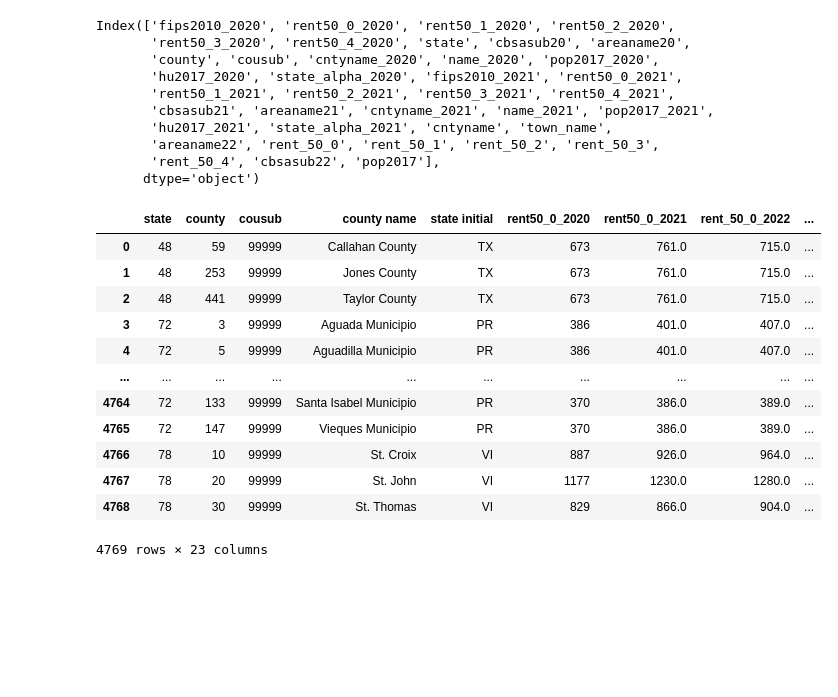
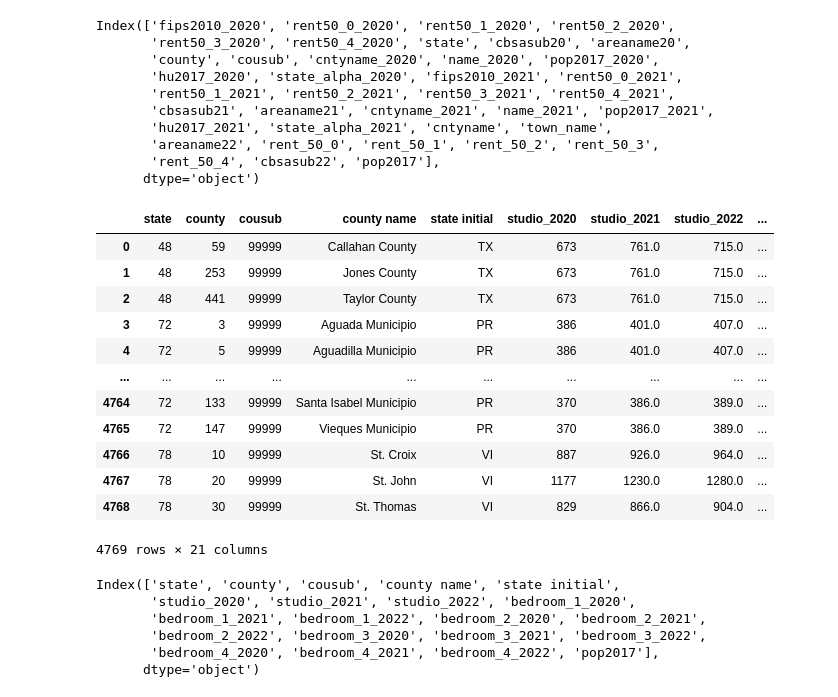
Before and after one commit to Boot-Team-7/project_1_materials, a Jupyter notebook: 50TH-Percentile-Rent-Estimates-Data/Data_Cleaning.ipynb, the cells around one changed output. Saved outputs shown, nothing was run; the diff lists cells and outputs as text; code cells hidden in the pictures; blank space fills up the shorter version.

```diff
--- a/50TH-Percentile-Rent-Estimates-Data/Data_Cleaning.ipynb
+++ b/50TH-Percentile-Rent-Estimates-Data/Data_Cleaning.ipynb
@@ -165,15 +165,20 @@ Index(['fips2010_2020', 'rent50_0_2020', 'rent50_1_2020', 'rent50_2_2020',
        'rent_50_4', 'cbsasub22', 'pop2017'],
       dtype='object')
 # %%
-cleaned_rent_20_21_22 = rent_20_21_22[['state', 'county', 'cousub', 'cntyname_2020', 'state_alpha_2020', 'rent50_0_2020', 'rent50_0_2021', 'rent_50_0', 'rent50_1_2020',\
+cleaned_rent_20_21_22 = rent_20_21_22[['state', 'county', 'cousub', 'cntyname_2020', 'state_alpha_2020',\
+                                       'rent50_0_2020', 'rent50_0_2021', 'rent_50_0', 'rent50_1_2020',\
                'rent50_1_2021', 'rent_50_1', 'rent50_2_2020', 'rent50_2_2021', 'rent_50_2', 'rent50_3_2020', 'rent50_3_2021',\
-               'rent_50_3', 'rent50_4_2020', 'rent50_4_2021', 'rent_50_4', 'pop2017_2020', 'pop2017_2021', 'pop2017']]
-cleaned_rent_20_21_22 = cleaned_rent_20_21_22.rename(columns = {'state_alpha_2020': 'state initial', 'cntyname_2020': 'county name', 'rent_50_0': 'rent_50_0_2022',\
-                                                                'rent_50_1': 'rent_50_1_2022', 'rent_50_2': 'rent_50_2_2022', 'rent_50_3': 'rent_50_3_2022',\
-                                                                'rent_50_4': 'rent_50_4_2022'})
+               'rent_50_3', 'rent50_4_2020', 'rent50_4_2021', 'rent_50_4', 'pop2017_2020']]
+cleaned_rent_20_21_22 = cleaned_rent_20_21_22.rename(columns = {'state_alpha_2020': 'state initial', 'cntyname_2020': 'county name', 'rent_50_0': 'studio_2022',\
+                                                                'rent50_0_2020': 'studio_2020', 'rent50_0_2021': 'studio_2021', 'rent50_1_2020': 'bedroom_1_2020',\
+                                                                'rent50_1_2021': 'bedroom_1_2021', 'rent_50_1': 'bedroom_1_2022', 'rent50_2_2020': 'bedroom_2_2020',\
+                                                                'rent50_2_2021': 'bedroom_2_2021', 'rent_50_2': 'bedroom_2_2022', 'rent50_3_2020': 'bedroom_3_2020',\
+                                                                'rent50_3_2021': 'bedroom_3_2021', 'rent_50_3': 'bedroom_3_2022', 'rent50_4_2020': 'bedroom_4_2020','rent50_4_2021': 'bedroom_4_2021',\
+                                                                'rent_50_4': 'bedroom_4_2022', 'pop2017_2020': 'pop2017'})
+#cleaned_rent_20_21_22 = cleaned_rent_20_21_22.dropna()
 cleaned_rent_20_21_22
 # %% [output]
-|  | state | county | cousub | county name | state initial | rent50_0_2020 | rent50_0_2021 | rent_50_0_2022 | ... |
+|  | state | county | cousub | county name | state initial | studio_2020 | studio_2021 | studio_2022 | ... |
 | 0 | 48 | 59 | 99999 | Callahan County | TX | 673 | 761.0 | 715.0 | ... |
 | 1 | 48 | 253 | 99999 | Jones County | TX | 673 | 761.0 | 715.0 | ... |
 | 2 | 48 | 441 | 99999 | Taylor County | TX | 673 | 761.0 | 715.0 | ... |
@@ -185,5 +190,14 @@ cleaned_rent_20_21_22
 | 4766 | 78 | 10 | 99999 | St. Croix | VI | 887 | 926.0 | 964.0 | ... |
 | 4767 | 78 | 20 | 99999 | St. John | VI | 1177 | 1230.0 | 1280.0 | ... |
 | 4768 | 78 | 30 | 99999 | St. Thomas | VI | 829 | 866.0 | 904.0 | ... |
-4769 rows × 23 columns
+4769 rows × 21 columns
+# %%
+cleaned_rent_20_21_22.columns
+# %% [output]
+Index(['state', 'county', 'cousub', 'county name', 'state initial',
+       'studio_2020', 'studio_2021', 'studio_2022', 'bedroom_1_2020',
+       'bedroom_1_2021', 'bedroom_1_2022', 'bedroom_2_2020', 'bedroom_2_2021',
+       'bedroom_2_2022', 'bedroom_3_2020', 'bedroom_3_2021', 'bedroom_3_2022',
+       'bedroom_4_2020', 'bedroom_4_2021', 'bedroom_4_2022', 'pop2017'],
+      dtype='object')
 # %%
```
Also changed, not shown: parts of 3 cells of this notebook, 1 other file.
